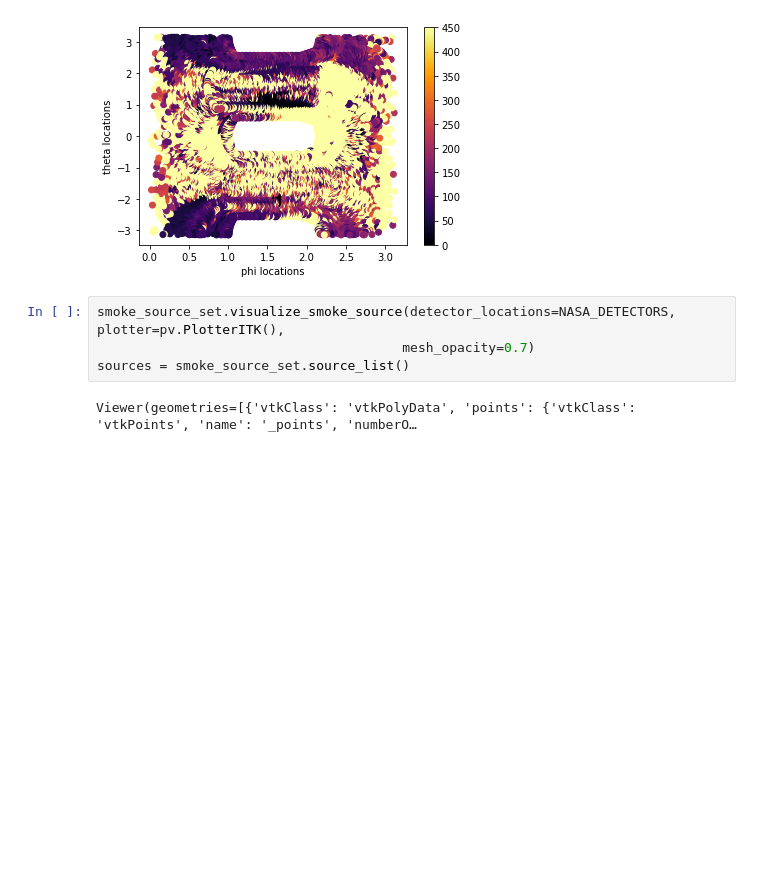
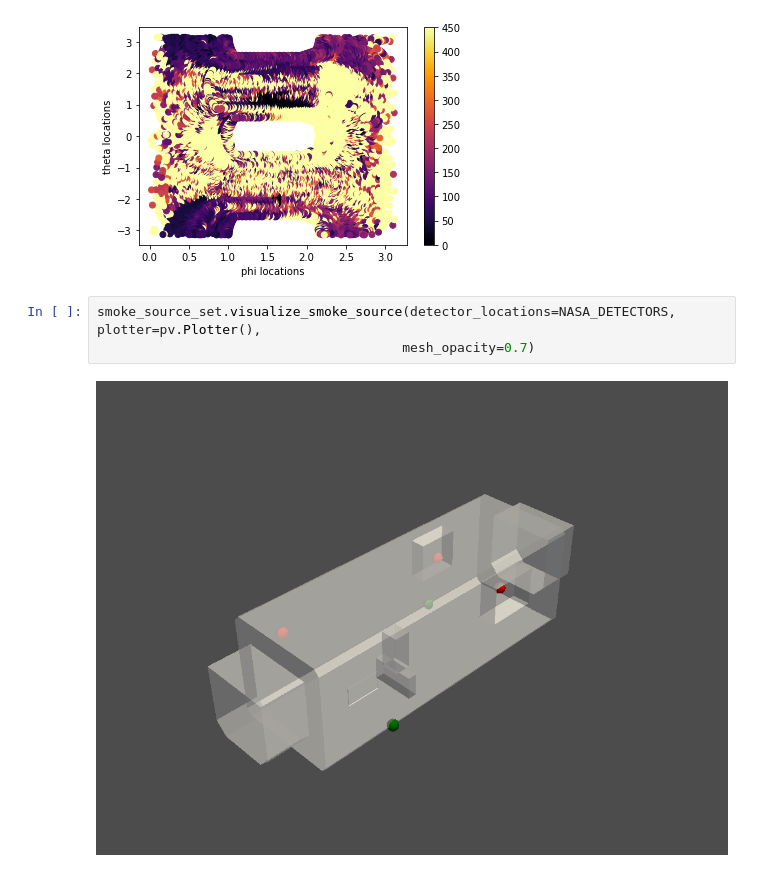
Before and after one commit to russelldj/SmokeDetectorOptimization, a Jupyter notebook: experiments/David_visualize_locations_3D_11-15-20.ipynb, the cells around one changed output. Cells and saved outputs as stored; diff of their text form; blank space fills up the shorter version.

Commit message:
Visualize parameterization and 3D locations

```diff
--- a/experiments/David_visualize_locations_3D_11-15-20.ipynb
+++ b/experiments/David_visualize_locations_3D_11-15-20.ipynb
@@ -46,8 +44,7 @@ Loading C:\Users\russe\dev\SmokeDetectorOptimization\data\second_computer_full3D
 Loading C:\Users\russe\dev\SmokeDetectorOptimization\data\third_computer_full3D
 [figure]
 # %%
-smoke_source_set.visualize_smoke_source(detector_locations=NASA_DETECTORS, plotter=pv.PlotterITK(),
+smoke_source_set.visualize_smoke_source(detector_locations=NASA_DETECTORS, plotter=pv.Plotter(),
                                        mesh_opacity=0.7)
-sources = smoke_source_set.source_list()
 # %% [output]
-Viewer(geometries=[{'vtkClass': 'vtkPolyData', 'points': {'vtkClass': 'vtkPoints', 'name': '_points', 'numberO…
+[figure, added]
```
Also changed, not shown: parts of 5 cells of this notebook, 2 other files.
